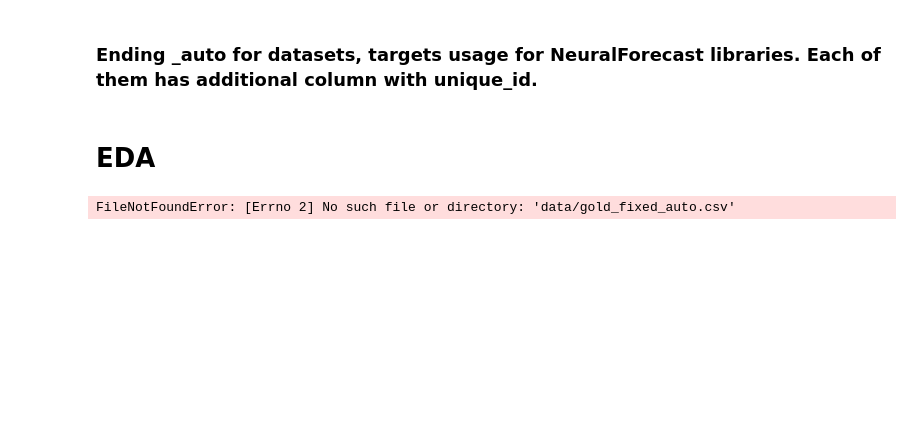
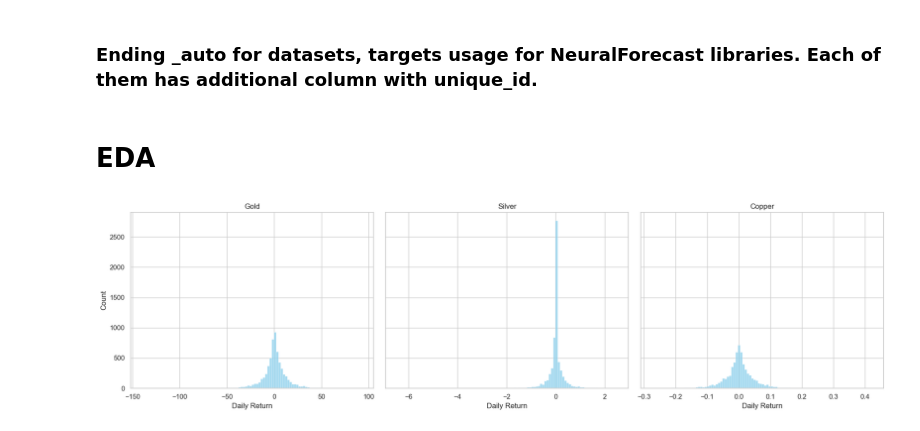
Before and after one commit to QBKFD/Commodities-Forecast-NN, a Jupyter notebook: notebooks/data_pre.ipynb, the cells around one changed output. Drawn from its saved outputs; the diff is of its cells as text; code cells hidden in the pictures; blank space fills up the shorter version.

```diff
--- a/notebooks/data_pre.ipynb
+++ b/notebooks/data_pre.ipynb
@@ -771,7 +771,38 @@ print(f" Final Copper dataset with COPX saved at: {final_path}")
 ### Ending _auto for datasets, targets usage for NeuralForecast libraries. Each of them has additional column with unique_id.
 # %% [markdown]
 # EDA
-# %%
-gold = pd.read_csv("data/gold_fixed_auto.csv")
-# %% [output]
-FileNotFoundError: [Errno 2] No such file or directory: 'data/gold_fixed_auto.csv'
+# %%
+import pandas as pd
+import matplotlib.pyplot as plt
+import seaborn as sns
+
+# Load datasets
+gold = pd.read_csv("/Users/x/Desktop/GIt_LFS/Commodities-Forecast-NN/data/gold_fixed_auto.csv")
+silver = pd.read_csv("/Users/x/Desktop/GIt_LFS/Commodities-Forecast-NN/data/silver_fixed_auto.csv")
+copper = pd.read_csv("/Users/x/Desktop/GIt_LFS/Commodities-Forecast-NN/data/copper_fixed_auto.csv")
+
+# Set plot style
+sns.set(style="whitegrid")
+
+# Create subplots
+fig, axes = plt.subplots(1, 3, figsize=(18, 5), sharey=True)
+
+sns.histplot(gold["y"], bins=100, ax=axes[0], color="skyblue")
+axes[0].set_title("Gold")
+axes[0].set_xlabel("Daily Return")
+axes[0].set_ylabel("Count")
+
+sns.histplot(silver["y"], bins=100, ax=axes[1], color="skyblue")
+axes[1].set_title("Silver")
+axes[1].set_xlabel("Daily Return")
+axes[1].set_ylabel("")
+
+sns.histplot(copper["y"], bins=100, ax=axes[2], color="skyblue")
+axes[2].set_title("Copper")
+axes[2].set_xlabel("Daily Return")
+axes[2].set_ylabel("")
+
+plt.tight_layout()
+plt.show()
+# %% [output]
+[figure, added]
```
Also changed, not shown: parts of 8 cells of this notebook.
